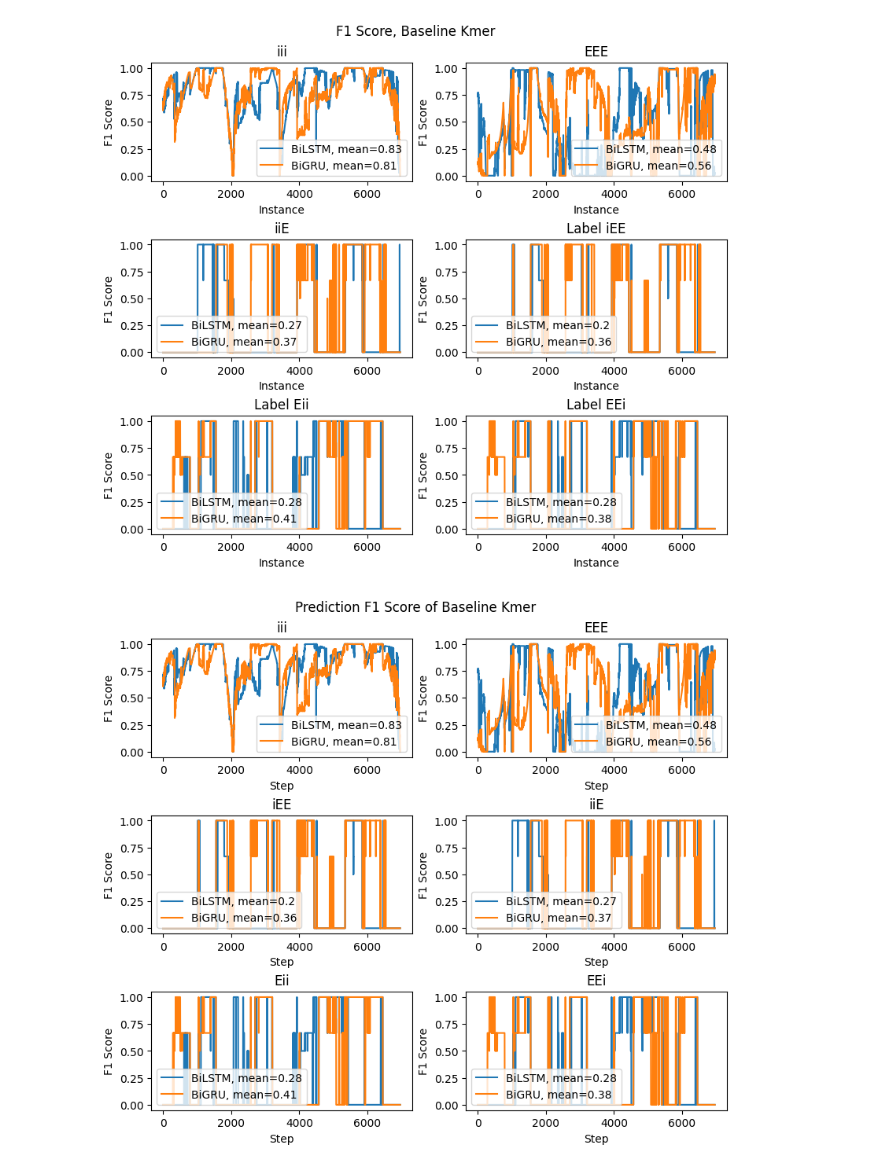
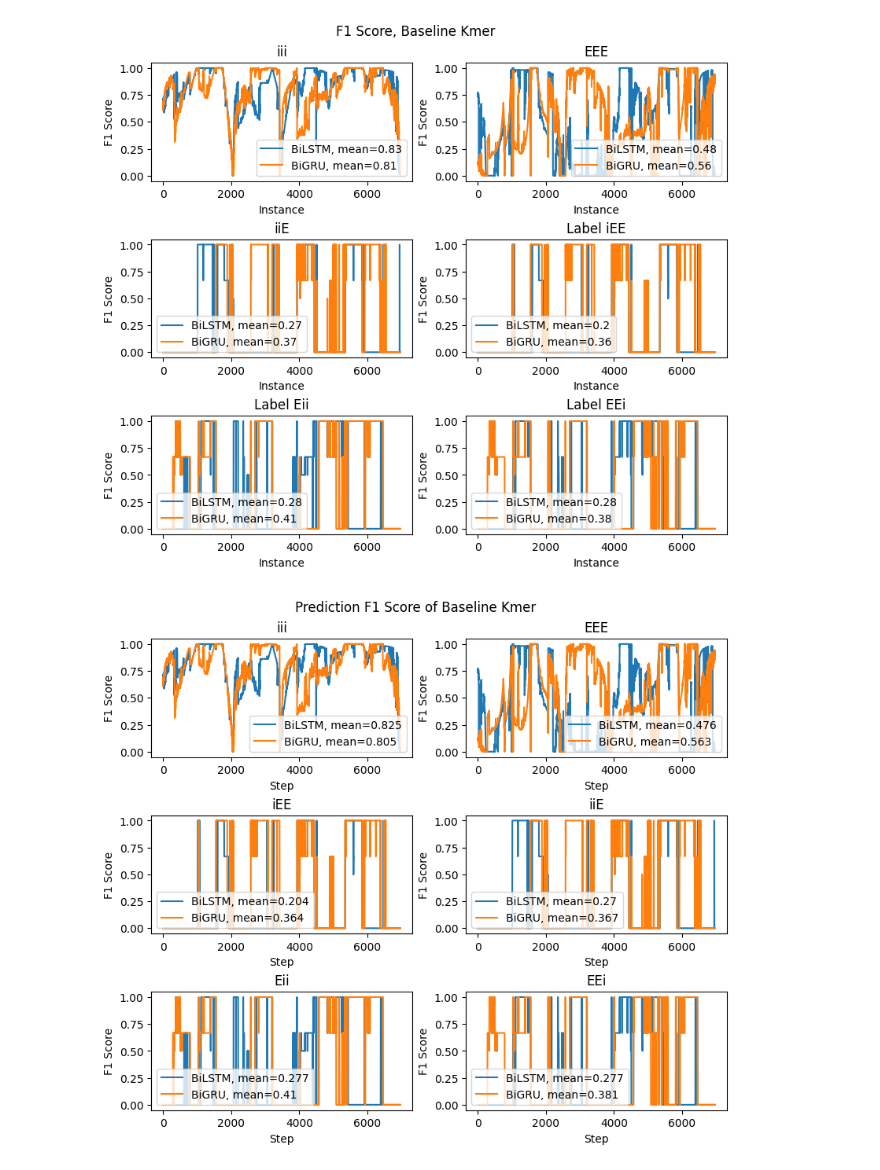
Before and after one commit to anwari32/sequence-processing, a Jupyter notebook: baseline_prediction.ipynb, the cells around one changed output. Drawn from its saved outputs; the diff is of its cells as text; code cells hidden in the pictures.

```diff
--- a/baseline_prediction.ipynb
+++ b/baseline_prediction.ipynb
@@ -188,7 +194,7 @@ from utils.seqlab import Index_Dictionary, Label_Dictionary
 from utils.metrics import Metrics
 from sklearn.metrics import classification_report
 
-log_prediction_dir = os.path.join("run", "baseline", "kmer", "log", "prediction")
+log_prediction_dir = os.path.join("run", "baseline", "kmer", "log", "prediction-latest")
 os.makedirs(log_prediction_dir, exist_ok=True)
 
 for mset in [("bilstm", bilstm_model), ("bigru", bigru_model)]:
@@ -212,7 +218,18 @@ for mset in [("bilstm", bilstm_model), ("bigru", bigru_model)]:
         token_precision[k] = []
         token_recall[k] = []
 
+    prediction_steps = []
+    y_preds = []
+    y_targets = []
+    prediction_step = 0
     for y_pred, y_test in zip(y_pred_ids, y_test_ids):
+        y_pred_str = [str(a) for a in y_pred]
+        y_pred_str = " ".join(y_pred_str)
+        y_preds.append(y_pred_str)
+
+        y_test_str = [str(a) for a in y_test]
+        y_test_str = " ".join(y_test_str)
+        y_targets.append(y_test_str)
         metrics = Metrics(y_pred, y_test)
         metrics.calculate()
         for label_index in range(num_classes):
@@ -220,8 +237,13 @@ for mset in [("bilstm", bilstm_model), ("bigru", bigru_model)]:
             token_f1_scores[j].append(metrics.f1_score(label_index))
             token_precision[j].append(metrics.precision(label_index))
             token_recall[j].append(metrics.recall(label_index))
+        prediction_steps.append(prediction_step)
+        prediction_step += 1
 
     df_data = {}
+    df_data["step"] = prediction_steps
+    df_data["prediction"] = y_preds
+    df_data["target"] = y_targets
     for k in token_f1_scores.keys():
         df_data[f"f1_score-{k}"] = token_f1_scores[k]
     for k in token_precision.keys():
@@ -564,33 +586,33 @@ bilstm_log["total_f1_score"] = bilstm_log["f1_score-iii"] + bilstm_log["f1_score
 bilstm_log.to_csv(bilstm_log_path, index=False)
 
 bigru_log_path = os.path.join(log_dir, "log.bigru.csv")
 bigru_log = pd.read_csv(bigru_log_path)
 bigru_log["total_f1_score"] = bigru_log["f1_score-iii"] + bigru_log["f1_score-iiE"] + bigru_log["f1_score-iEE"] + bigru_log["f1_score-Eii"] + bigru_log["f1_score-EEi"] + bigru_log["f1_score-EEE"]
 bigru_log.to_csv(bigru_log_path, index=False)
 
 labels = ["iii", "EEE", "iEE", "iiE", "Eii", "EEi"]
 figs, axes = plt.subplots(nrows=3, ncols=2, constrained_layout=True, figsize=(8, 7))
 xs = [i for i in range(bilstm_log.shape[0])]
 cur_label_index = 0
 
 for i in [0, 1, 2]:
     for j in [0, 1]:
         cur_label = labels[cur_label_index]
         axes[i][j].plot(
             xs,
             bilstm_log[f"f1_score-{cur_label}"],
-            label=f"BiLSTM, mean={round(np.average(bilstm_log[f'f1_score-{cur_label}']), 2)}"
+            label=f"BiLSTM, mean={round(np.average(bilstm_log[f'f1_score-{cur_label}']), 3)}"
         )
         axes[i][j].plot(
             xs,
             bigru_log[f"f1_score-{cur_label}"],
-            label=f"BiGRU, mean={round(np.average(bigru_log[f'f1_score-{cur_label}']), 2)}"
+            label=f"BiGRU, mean={round(np.average(bigru_log[f'f1_score-{cur_label}']), 3)}"
         )
         axes[i][j].set(xlabel="Step", ylabel="F1 Score", title=f"{cur_label}")
         axes[i][j].legend()
         cur_label_index += 1
 
 plt.suptitle("Prediction F1 Score of Baseline Kmer")
 plt.show()
 # %% [output]
-[figure, old version]
+[figure, new version]
```
Also changed, not shown: parts of 6 cells of this notebook, 20 other files.
